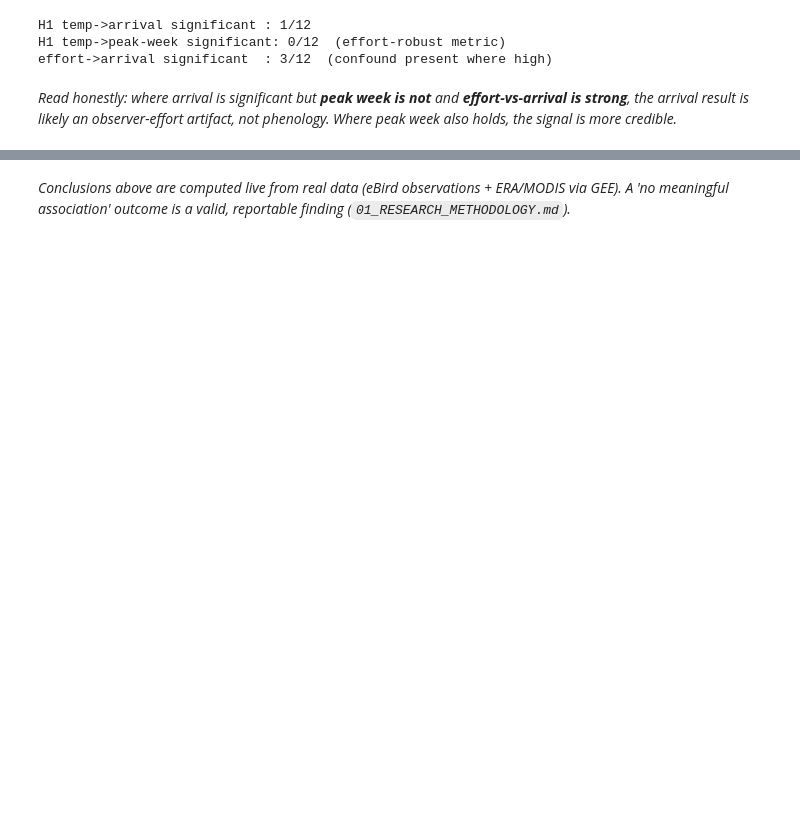
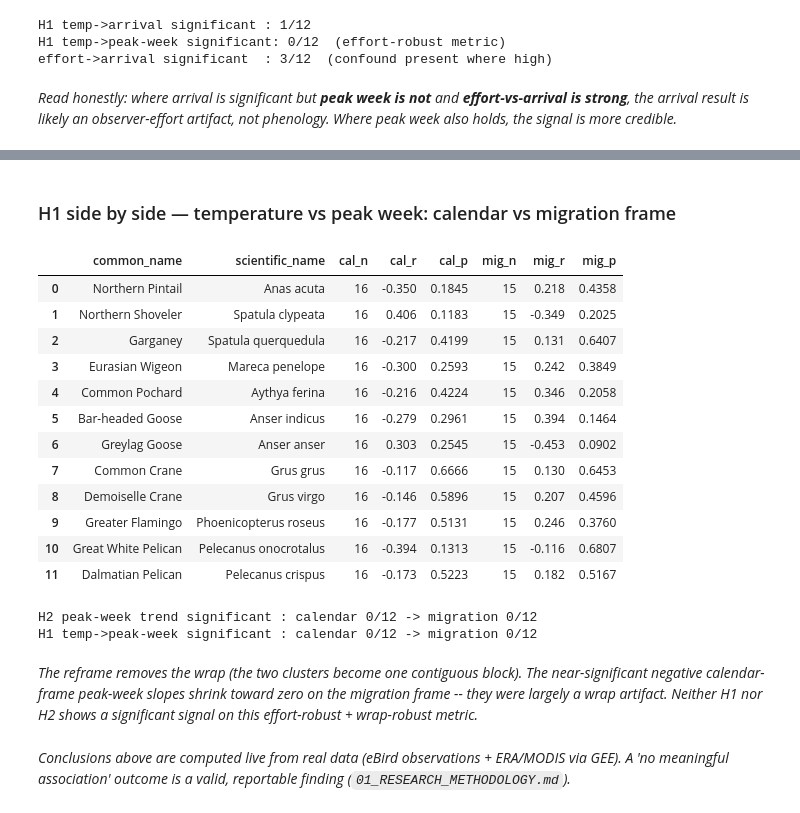
Before and after one commit to aaryanmodi17/birdsense, a Jupyter notebook: notebooks/05_statistics_and_hypotheses.ipynb, the cells around one changed output, grey strips where cells are left out. Drawn from its saved outputs; the diff is of its cells as text; code cells hidden in the pictures; blank space fills up the shorter version.

```diff
--- a/notebooks/05_statistics_and_hypotheses.ipynb
+++ b/notebooks/05_statistics_and_hypotheses.ipynb
@@ -241,0 +245,4 @@ _Read honestly: where arrival is significant but **peak week is not** and **effo
+# %%
+mig_peak = migration_metrics.compute_migration_frame_peak_week(
+    stage1.clean_observations, stage1.clean_checklists)
+print("migration-frame peak-week rows:", mig_peak.shape)
@@ -242,2 +286,32 @@ _Read honestly: where arrival is significant but **peak week is not** and **effo
+# %% [markdown]
+### H1 side by side — temperature vs peak week: calendar vs migration frame
+# %%
+h1_frame = stats_.peakweek_frame_h1(metrics, mig_peak, annual_env)
+h1_frame
+# %% [output]
+|  | common_name | scientific_name | cal_n | cal_r | cal_p | mig_n | mig_r | mig_p |
+| 0 | Northern Pintail | Anas acuta | 16 | -0.350 | 0.1845 | 15 | 0.218 | 0.4358 |
+| 1 | Northern Shoveler | Spatula clypeata | 16 | 0.406 | 0.1183 | 15 | -0.349 | 0.2025 |
+| 2 | Garganey | Spatula querquedula | 16 | -0.217 | 0.4199 | 15 | 0.131 | 0.6407 |
+| 3 | Eurasian Wigeon | Mareca penelope | 16 | -0.300 | 0.2593 | 15 | 0.242 | 0.3849 |
+| 4 | Common Pochard | Aythya ferina | 16 | -0.216 | 0.4224 | 15 | 0.346 | 0.2058 |
+| 5 | Bar-headed Goose | Anser indicus | 16 | -0.279 | 0.2961 | 15 | 0.394 | 0.1464 |
+| 6 | Greylag Goose | Anser anser | 16 | 0.303 | 0.2545 | 15 | -0.453 | 0.0902 |
+| 7 | Common Crane | Grus grus | 16 | -0.117 | 0.6666 | 15 | 0.130 | 0.6453 |
+| 8 | Demoiselle Crane | Grus virgo | 16 | -0.146 | 0.5896 | 15 | 0.207 | 0.4596 |
+| 9 | Greater Flamingo | Phoenicopterus roseus | 16 | -0.177 | 0.5131 | 15 | 0.246 | 0.3760 |
+| 10 | Great White Pelican | Pelecanus onocrotalus | 16 | -0.394 | 0.1313 | 15 | -0.116 | 0.6807 |
+| 11 | Dalmatian Pelican | Pelecanus crispus | 16 | -0.173 | 0.5223 | 15 | 0.182 | 0.5167 |
+# %%
+a = stats_.ALPHA
+print(f"H2 peak-week trend significant : calendar "
+      f"{int((h2_frame['cal_p']<a).sum())}/12 -> migration {int((h2_frame['mig_p']<a).sum())}/12")
+print(f"H1 temp->peak-week significant : calendar "
+      f"{int((h1_frame['cal_p']<a).sum())}/12 -> migration {int((h1_frame['mig_p']<a).sum())}/12")
+# %% [output]
+H2 peak-week trend significant : calendar 0/12 -> migration 0/12
+H1 temp->peak-week significant : calendar 0/12 -> migration 0/12
+# %% [markdown]
+_The reframe removes the wrap (the two clusters become one contiguous block). The near-significant negative calendar-frame peak-week slopes shrink toward zero on the migration frame -- they were largely a wrap artifact. Neither H1 nor H2 shows a significant signal on this effort-robust + wrap-robust metric._
 # %% [markdown]
 _Conclusions above are computed live from real data (eBird observations + ERA/MODIS via GEE). A 'no meaningful association' outcome is a valid, reportable finding (`01_RESEARCH_METHODOLOGY.md`)._
```
Also changed, not shown: parts of 6 cells of this notebook, 4 other files.
